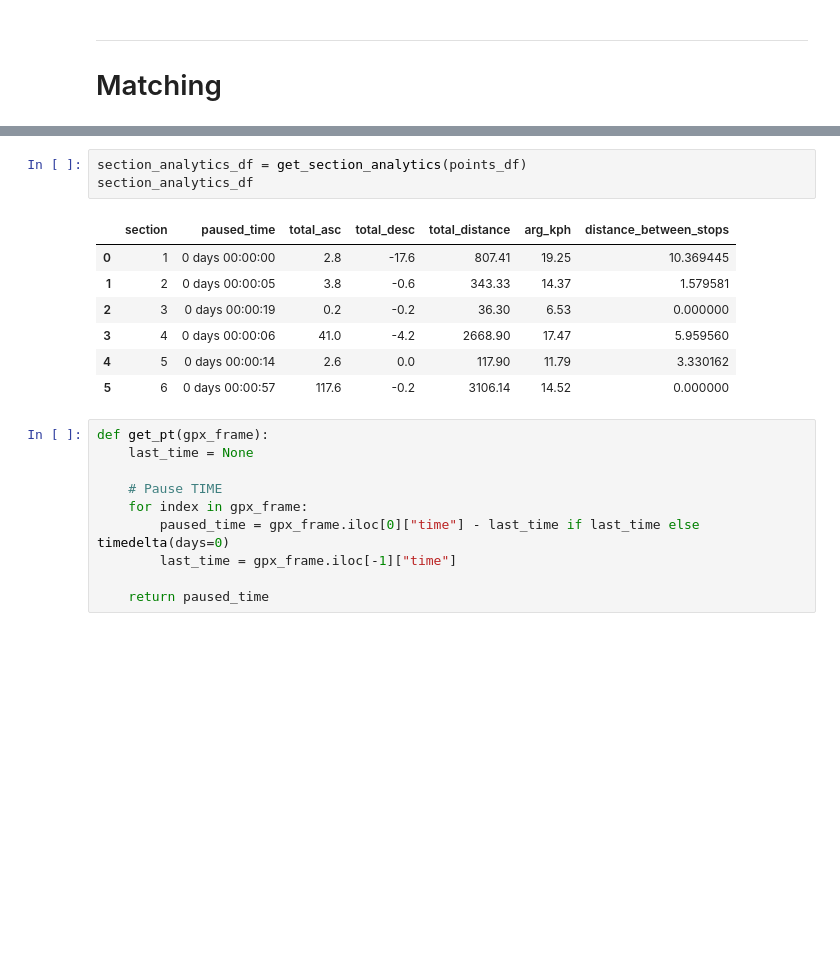
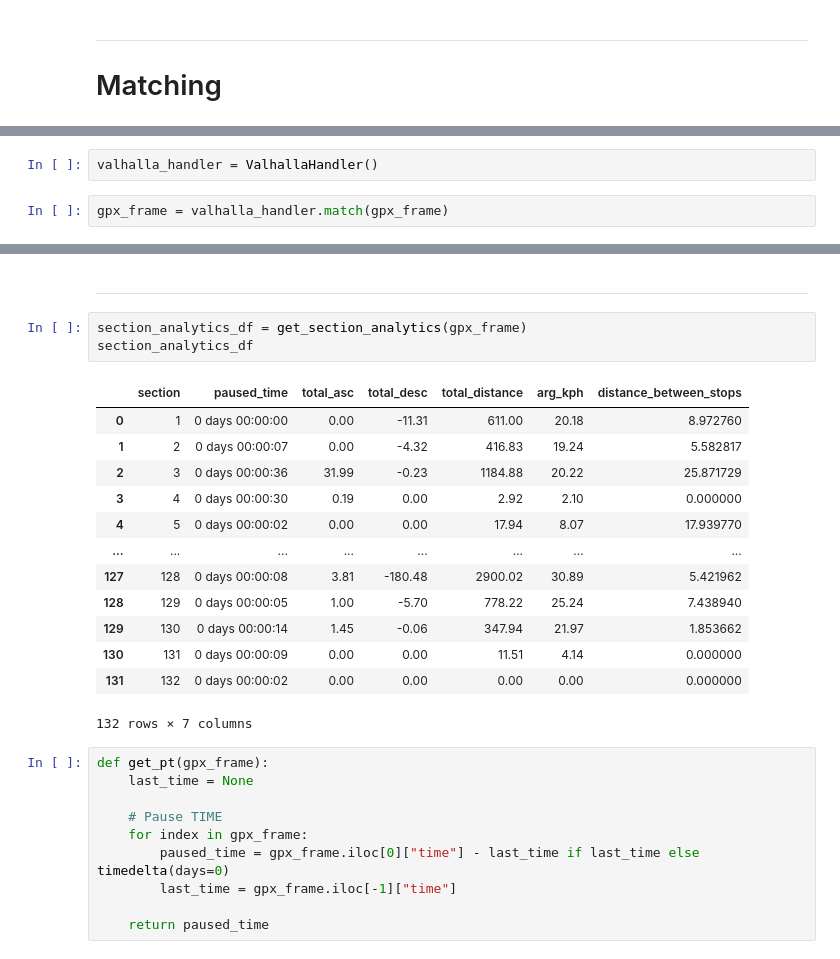
Before and after one commit to christophschaller/chase-rank, a Jupyter notebook: notebooks/match_valhalla.ipynb, the cells around one changed output, grey strips where cells are left out. Saved outputs shown, nothing was run; the diff lists cells and outputs as text; blank space fills up the shorter version.

Commit message:
feat: add valhalla_handler as a wrapper for valhalla instead of relying on routingpy

```diff
--- a/notebooks/match_valhalla.ipynb
+++ b/notebooks/match_valhalla.ipynb
@@ -84,0 +60,4 @@ points_df
+# %%
+valhalla_handler = ValhallaHandler()
+# %%
+gpx_frame = valhalla_handler.match(gpx_frame)
@@ -85,14 +71,22 @@ points_df
+# %% [markdown]
+---
 # %%
-section_analytics_df = get_section_analytics(points_df)
+section_analytics_df = get_section_analytics(gpx_frame)
 section_analytics_df
 # %% [output]
 |  | section | paused_time | total_asc | total_desc | total_distance | arg_kph | distance_between_stops |
-| 0 | 1 | 0 days 00:00:00 | 2.8 | -17.6 | 807.41 | 19.25 | 10.369445 |
-| 1 | 2 | 0 days 00:00:05 | 3.8 | -0.6 | 343.33 | 14.37 | 1.579581 |
-| 2 | 3 | 0 days 00:00:19 | 0.2 | -0.2 | 36.30 | 6.53 | 0.000000 |
-| 3 | 4 | 0 days 00:00:06 | 41.0 | -4.2 | 2668.90 | 17.47 | 5.959560 |
-| 4 | 5 | 0 days 00:00:14 | 2.6 | 0.0 | 117.90 | 11.79 | 3.330162 |
-| 5 | 6 | 0 days 00:00:57 | 117.6 | -0.2 | 3106.14 | 14.52 | 0.000000 |
+| 0 | 1 | 0 days 00:00:00 | 0.00 | -11.31 | 611.00 | 20.18 | 8.972760 |
+| 1 | 2 | 0 days 00:00:07 | 0.00 | -4.32 | 416.83 | 19.24 | 5.582817 |
+| 2 | 3 | 0 days 00:00:36 | 31.99 | -0.23 | 1184.88 | 20.22 | 25.871729 |
+| 3 | 4 | 0 days 00:00:30 | 0.19 | 0.00 | 2.92 | 2.10 | 0.000000 |
+| 4 | 5 | 0 days 00:00:02 | 0.00 | 0.00 | 17.94 | 8.07 | 17.939770 |
+| ... | ... | ... | ... | ... | ... | ... | ... |
+| 127 | 128 | 0 days 00:00:08 | 3.81 | -180.48 | 2900.02 | 30.89 | 5.421962 |
+| 128 | 129 | 0 days 00:00:05 | 1.00 | -5.70 | 778.22 | 25.24 | 7.438940 |
+| 129 | 130 | 0 days 00:00:14 | 1.45 | -0.06 | 347.94 | 21.97 | 1.853662 |
+| 130 | 131 | 0 days 00:00:09 | 0.00 | 0.00 | 11.51 | 4.14 | 0.000000 |
+| 131 | 132 | 0 days 00:00:02 | 0.00 | 0.00 | 0.00 | 0.00 | 0.000000 |
+132 rows × 7 columns
 # %%
 def get_pt(gpx_frame):
     last_time = None
```
Also changed, not shown: parts of 9 cells of this notebook, 1 other file.
